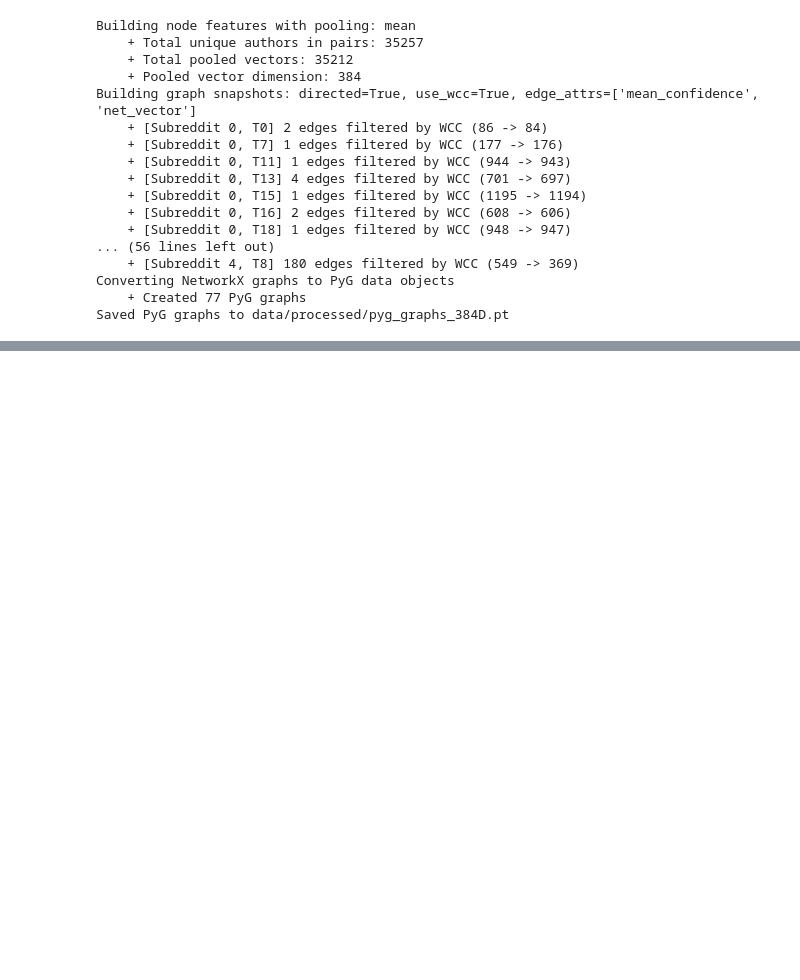
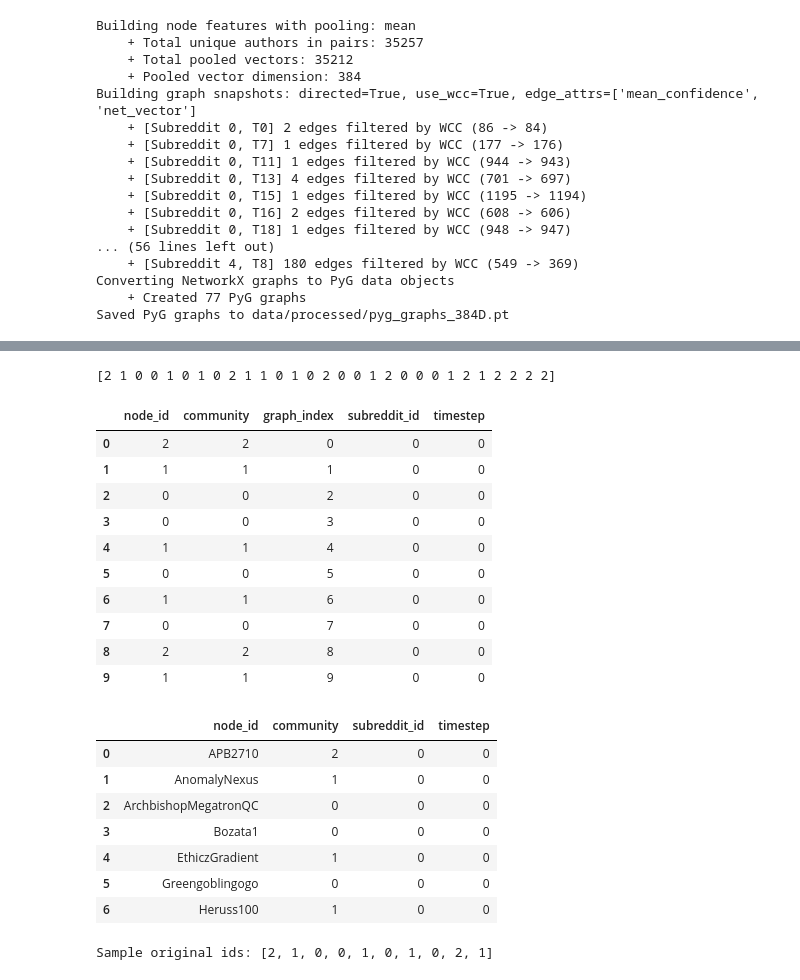
Before and after one commit to dutchmilkk/ecs_msc_project, a Jupyter notebook: community_detection.ipynb, the cells around one changed output, grey strips where cells are left out. Saved outputs shown, nothing was run; the diff lists cells and outputs as text; code cells hidden in the pictures; blank space fills up the shorter version.

```diff
--- a/community_detection.ipynb
+++ b/community_detection.ipynb
@@ -150,0 +157,79 @@ Meta:
+# %%
+# Load saved community detection artifacts
+import os, json
+import pandas as pd
+import numpy as np
+
+base_processed = base_configs.get("processed_path", "data/processed")
+comm_dir = os.path.join(base_processed, "communities")
+
+# 1. Partitions table
+partitions = pd.read_parquet(os.path.join(comm_dir, "partitions.parquet"))
+
+# 2. Label arrays (each key: f"{sub_id}_{timestep}")
+labels_npz = np.load(os.path.join(comm_dir, "labels_arrays.npz"))
+# Example: get array for subreddit 12 timestep 3
+def get_labels_array(sub_id, ts):
+    return labels_npz.get(f"{sub_id}_{ts}")
+
+# 3. Index -> original node id mapping
+with open(os.path.join(comm_dir, "labels_index.json"), "r") as f:
+    index_map = json.load(f)
+# Access: index_map[str(sub_id)][str(ts)] -> {graph_index: original_node_id}
+
+# 4. Name -> community id mapping (if stored)
+with open(os.path.join(comm_dir, "labels_name.json"), "r") as f:
+    name_map = json.load(f)
+# Access: name_map[str(sub_id)][str(ts)] -> {original_node_id (as string): community_id}
+
+# Helper: safe numeric cast
+def _maybe_int(x):
+    try:
+        return int(x)
+    except:
+        return x  # keep string (e.g., username)
+
+# From name_map directly (only if you need it)
+def node_communities_from_name_map(sub_id, ts):
+    nm = name_map[str(sub_id)][str(ts)]
+    df = pd.DataFrame(
+        [(k, v) for k, v in nm.items()],  # k may be non-numeric
+        columns=["node_id", "community"]
+    )
+    df["node"] = df["node"].map(_maybe_int)
+    df["subreddit_id"] = sub_id
+    df["timestep"] = ts
+    return df
+
+# Example usage
+example_sub = partitions.subreddit_id.iloc[0]
+example_ts = partitions.timestep.iloc[0]
+print(get_labels_array(example_sub, example_ts))
+display(node_communities_from_name_map(example_sub, example_ts).head(7))
+# %% [output]
+[2 1 0 0 1 0 1 0 2 1 1 0 1 0 2 0 0 1 2 0 0 0 1 2 1 2 2 2 2]
+|  | node_id | community | graph_index | subreddit_id | timestep |
+| 0 | 2 | 2 | 0 | 0 | 0 |
+| 1 | 1 | 1 | 1 | 0 | 0 |
+| 2 | 0 | 0 | 2 | 0 | 0 |
+| 3 | 0 | 0 | 3 | 0 | 0 |
+| 4 | 1 | 1 | 4 | 0 | 0 |
+| 5 | 0 | 0 | 5 | 0 | 0 |
+| 6 | 1 | 1 | 6 | 0 | 0 |
+| 7 | 0 | 0 | 7 | 0 | 0 |
+| 8 | 2 | 2 | 8 | 0 | 0 |
+| 9 | 1 | 1 | 9 | 0 | 0 |
+|  | node_id | community | subreddit_id | timestep |
+| 0 | APB2710 | 2 | 0 | 0 |
+| 1 | AnomalyNexus | 1 | 0 | 0 |
+| 2 | ArchbishopMegatronQC | 0 | 0 | 0 |
+| 3 | Bozata1 | 0 | 0 | 0 |
+| 4 | EthiczGradient | 1 | 0 | 0 |
+| 5 | Greengoblingogo | 0 | 0 | 0 |
+| 6 | Heruss100 | 1 | 0 | 0 |
+# %%
+# Inspect one index_map entry
+idx_map_raw = index_map[str(example_sub)][str(example_ts)]
+print("Sample original ids:", list(idx_map_raw.values())[:10])
+# %% [output]
+Sample original ids: [2, 1, 0, 0, 1, 0, 1, 0, 2, 1]
```
Also changed, not shown: parts of 3 cells of this notebook, 11 other files.
